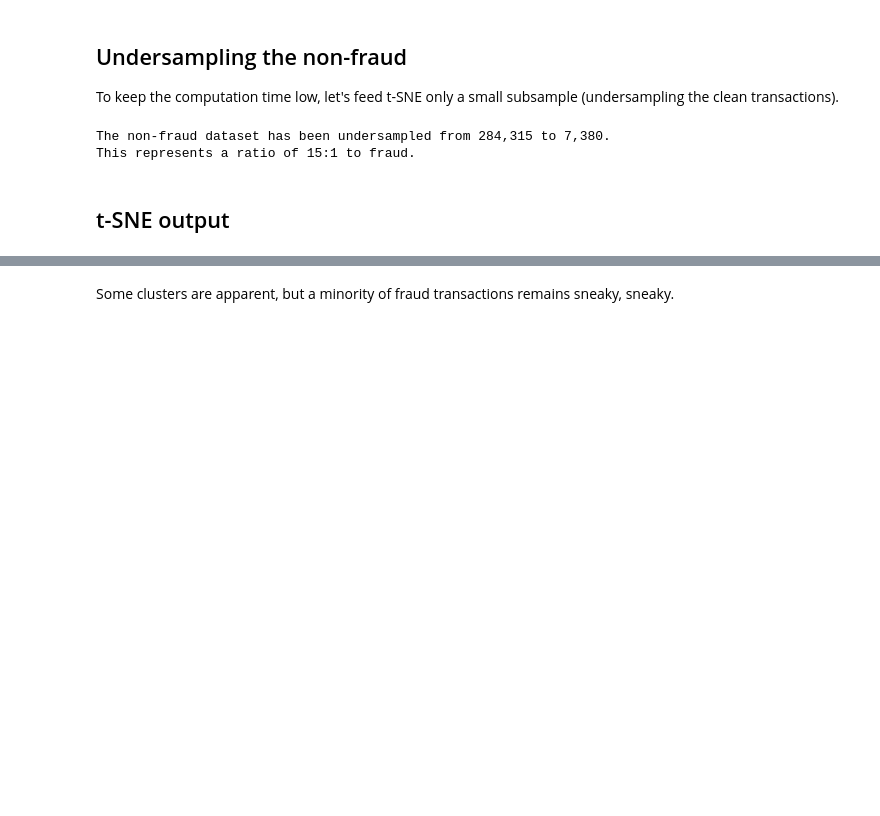
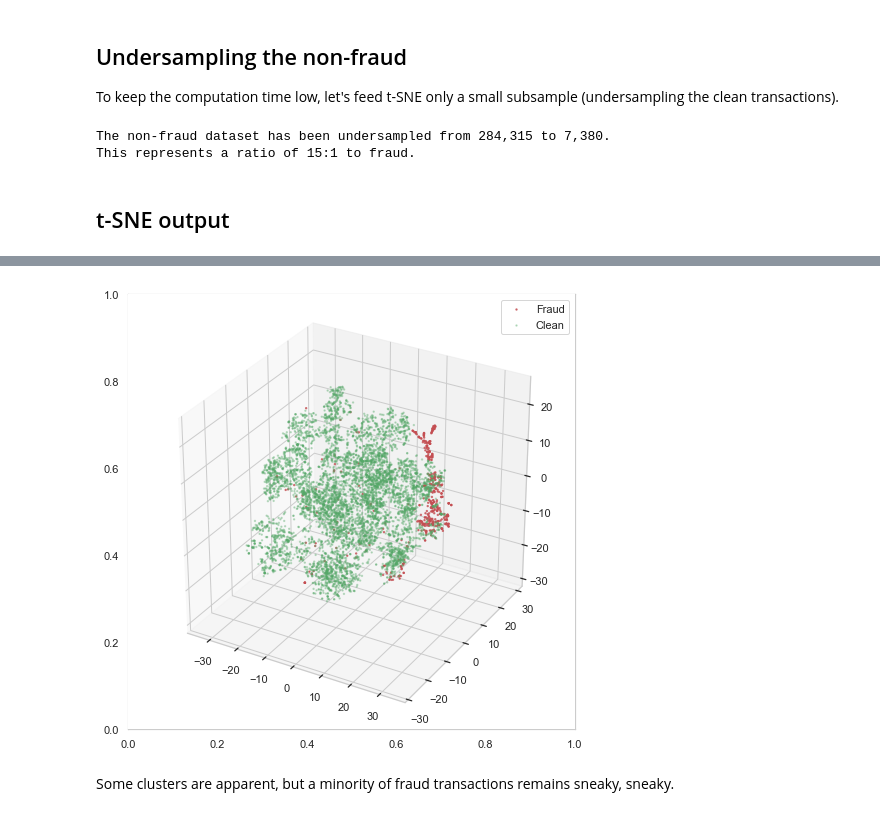
Before and after one commit to xogns3512/example, a Jupyter notebook: anomaly detection/Anomaly Detection with Auto-Encoders/Anomaly Detection with Auto-Encoders.ipynb, the cells around one changed output, grey strips where cells are left out. Drawn from its saved outputs; the diff is of its cells as text; code cells hidden in the pictures; blank space fills up the shorter version.

```diff
--- a/anomaly detection/Anomaly Detection with Auto-Encoders/Anomaly Detection with Auto-Encoders.ipynb
+++ b/anomaly detection/Anomaly Detection with Auto-Encoders/Anomaly Detection with Auto-Encoders.ipynb
@@ -50,8 +50,7 @@ sns.set(style='whitegrid', context='notebook')
 import random as rn
 
 # load the dataset
-df = pd.read_csv("C:/Users/user/Dropbox/Taehoon/github_local/example/archive/creditcard.csv")
-
+df = pd.read_csv("C:/Users/user/Dropbox/Dataset/creditcard.csv")
 
 # manual parameters
 RANDOM_SEED = 42
@@ -188,3 +186,7 @@ tsne_scatter(features, labels, dimensions=2, save_as='tsne_initial_2d.png')
+# %%
+tsne_scatter(features, labels, dimensions=3, save_as='tsne_initial_3d.png')
+# %% [output]
+[figure, added]
 # %% [markdown]
 Some clusters are apparent, but a minority of fraud transactions remains sneaky, sneaky.
 # %% [markdown]
```
Also changed, not shown: parts of 9 cells of this notebook, 6 other files.
